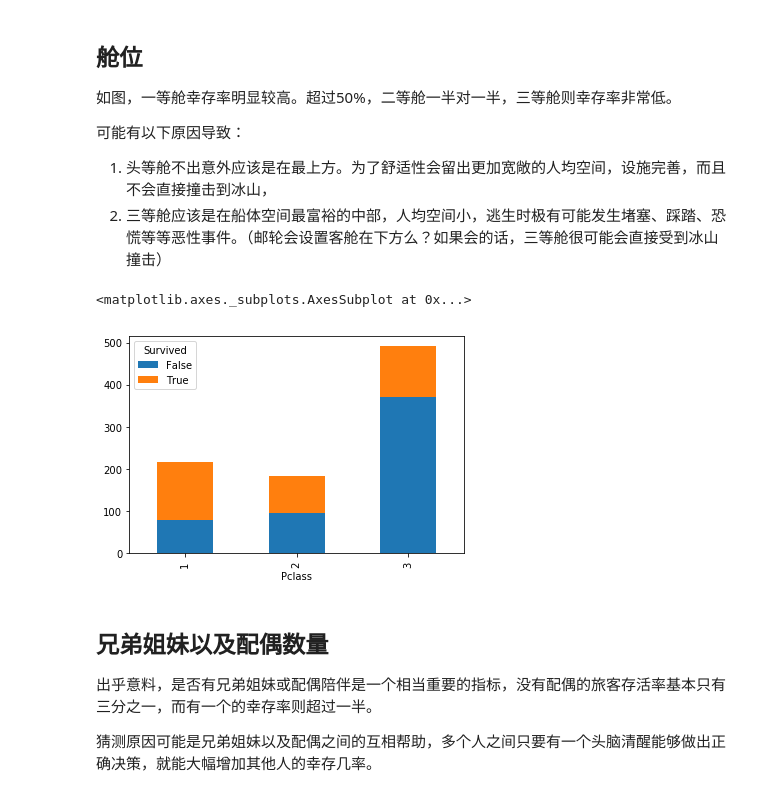
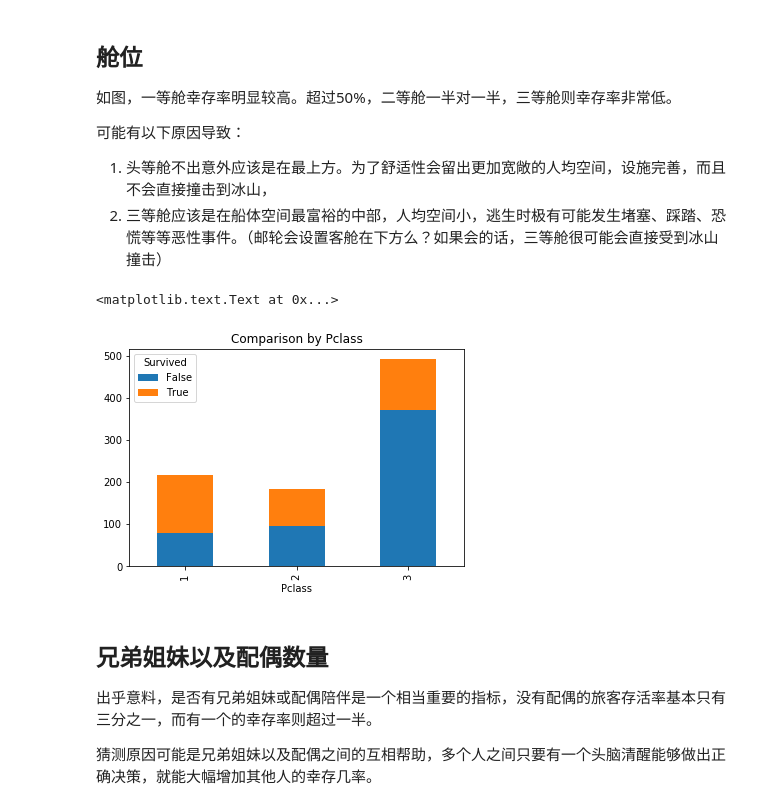
Before and after one commit to zcfan/ml-basic-part4-project, a Jupyter notebook: report.ipynb, the cells around one changed output. Saved outputs shown, nothing was run; the diff lists cells and outputs as text; code cells hidden in the pictures.

```diff
--- a/report.ipynb
+++ b/report.ipynb
@@ -9,6 +9,12 @@ import seaborn as sns
 import matplotlib.pyplot as plt
 
 titanic = pd.read_csv('titanic-data.csv')
+
+# 定义工具函数
+
+# 堆柱形图函数
+def survived_stack(key):
+    pd.crosstab(titanic[key], titanic.Survived.astype(bool)).plot.bar(stacked=True)
 # %% [markdown]
 # 显示前5行数据
 
@@ -108,12 +139,12 @@ age_survival_rate.plot.bar()
 
 1. 头等舱不出意外应该是在最上方。为了舒适性会留出更加宽敞的人均空间，设施完善，而且不会直接撞击到冰山，
 2. 三等舱应该是在船体空间最富裕的中部，人均空间小，逃生时极有可能发生堵塞、踩踏、恐慌等等恶性事件。（邮轮会设置客舱在下方么？如果会的话，三等舱很可能会直接受到冰山撞击）
-# %%
-death_pclass = pd.crosstab(titanic.Pclass, titanic.Survived.astype(bool))
-death_pclass.plot.bar(stacked=True)
-# %% [output]
-<matplotlib.axes._subplots.AxesSubplot at 0x...>
-[figure, removed]
+# %%
+survived_stack('Pclass')
+plt.title('Comparison by Pclass')
+# %% [output]
+<matplotlib.text.Text at 0x...>
+[figure, added]
 # %% [markdown]
 ## 兄弟姐妹以及配偶数量
 
```
Also changed, not shown: parts of 14 cells of this notebook.
